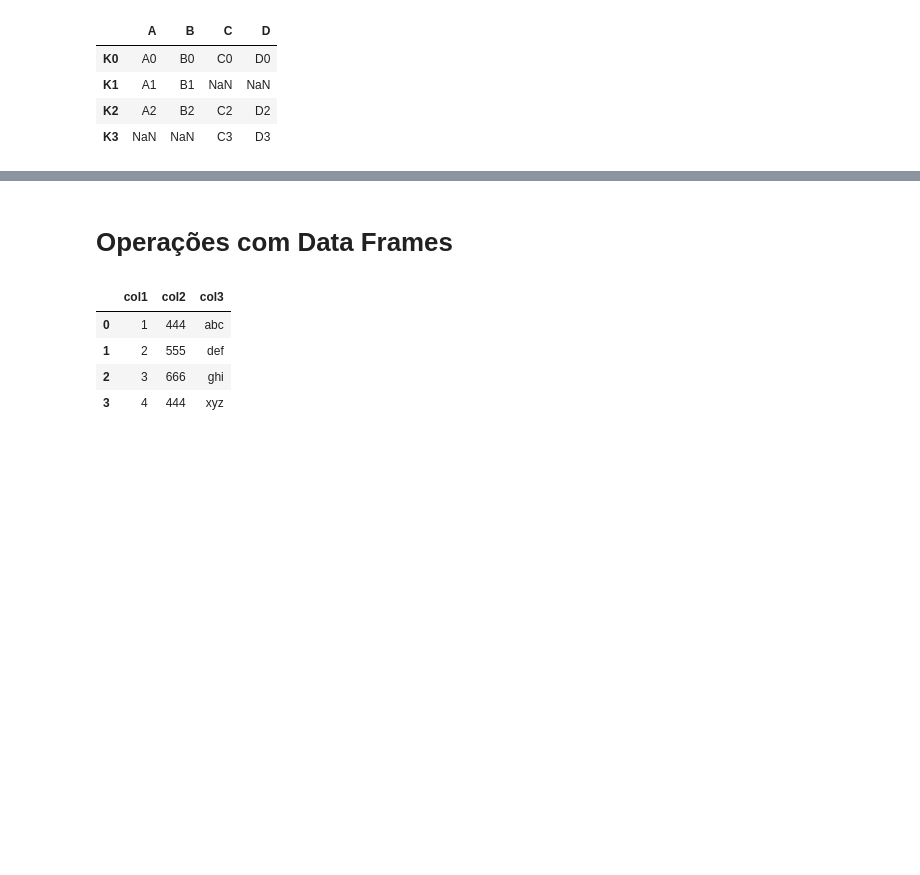
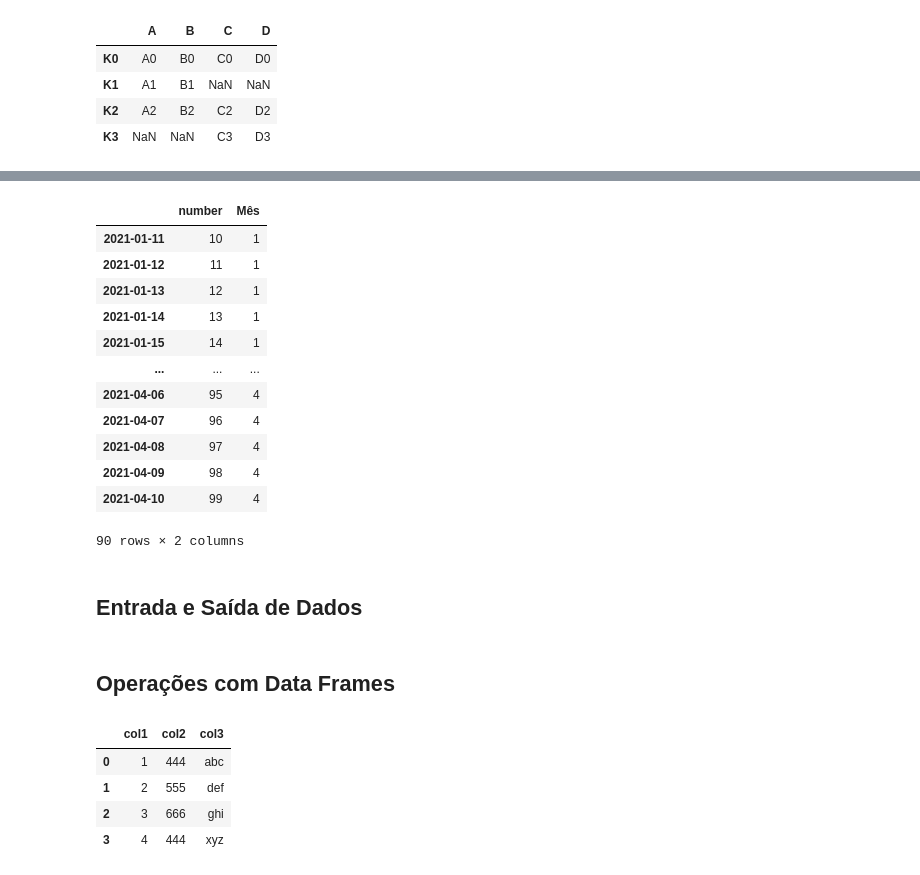
Before and after one commit to Luccipriano/Asimov-Academy, a Jupyter notebook: Python/Analisando Dados com Pandas e SQL/Execucao_curso/aulas_teoricas.ipynb, the cells around one changed output, grey strips where cells are left out. Saved outputs shown, nothing was run; the diff lists cells and outputs as text; code cells hidden in the pictures; blank space fills up the shorter version.

```diff
--- a/Python/Analisando Dados com Pandas e SQL/Execucao_curso/aulas_teoricas.ipynb
+++ b/Python/Analisando Dados com Pandas e SQL/Execucao_curso/aulas_teoricas.ipynb
@@ -605,5 +828,25 @@ esquerda.join(direita, how='outer')
+# %%
+import datetime #datetime é um módulo do pandas para trabalhar com datetime em dataframes
+
+df[df.index > datetime.datetime(2021, 1, 10)]
+# %% [output]
+|  | number | Mês |
+| 2021-01-11 | 10 | 1 |
+| 2021-01-12 | 11 | 1 |
+| 2021-01-13 | 12 | 1 |
+| 2021-01-14 | 13 | 1 |
+| 2021-01-15 | 14 | 1 |
+| ... | ... | ... |
+| 2021-04-06 | 95 | 4 |
+| 2021-04-07 | 96 | 4 |
+| 2021-04-08 | 97 | 4 |
+| 2021-04-09 | 98 | 4 |
+| 2021-04-10 | 99 | 4 |
+90 rows × 2 columns
+# %% [markdown]
+## Entrada e Saída de Dados
 # %% [markdown]
-# Operações com Data Frames
+## Operações com Data Frames
 # %%
 df = pd.DataFrame({'col1': [1,2,3,4], 'col2':[444, 555, 666, 444], 'col3': ['abc', 'def', 'ghi', 'xyz']})
 df
```
Also changed, not shown: parts of 40 cells of this notebook, 1 other file.
